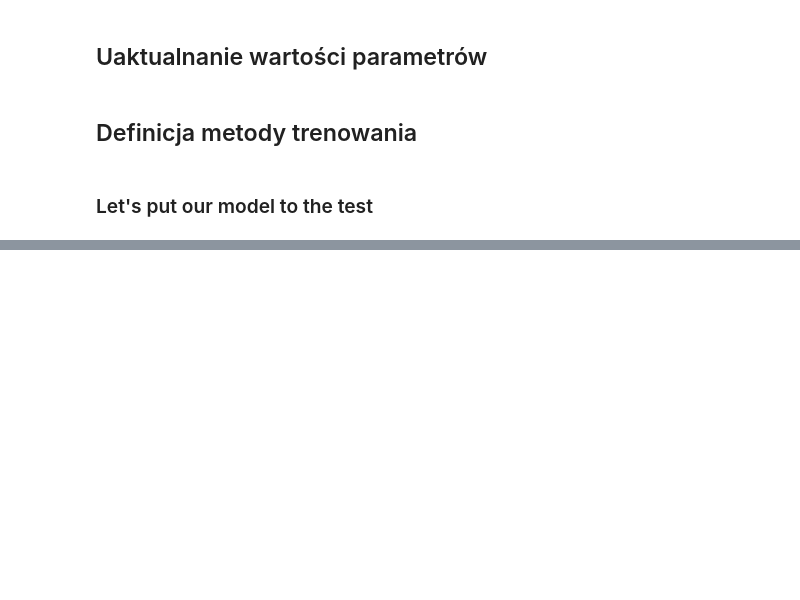
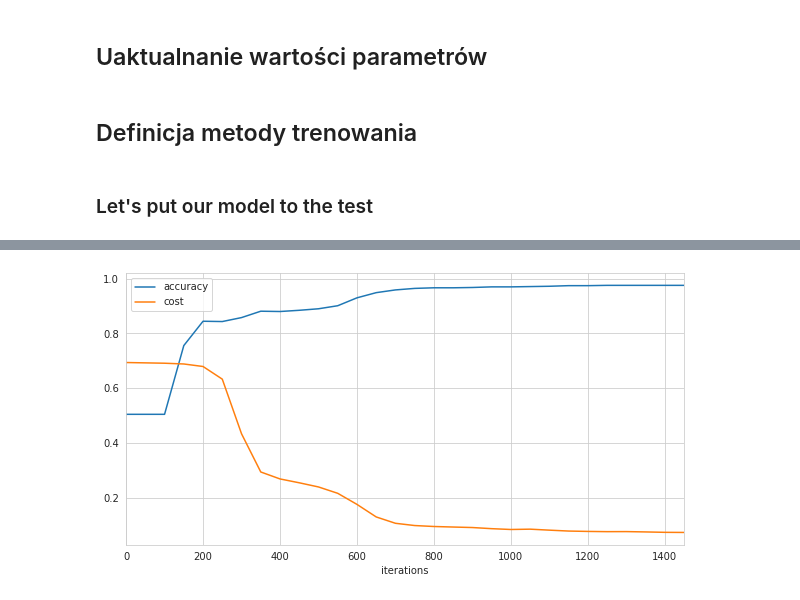
Before and after one commit to Dezyderata/NAI_lab2, a Jupyter notebook: Copy_of_lab2_nai_szablon.ipynb, the cells around one changed output, grey strips where cells are left out. Drawn from its saved outputs; the diff is of its cells as text; code cells hidden in the pictures; blank space fills up the shorter version.

```diff
--- a/Copy_of_lab2_nai_szablon.ipynb
+++ b/Copy_of_lab2_nai_szablon.ipynb
@@ -477,0 +538,2 @@ Dokładność na zbiorze testowym: 0.98
+# %%
+params_values3, my_cost3, my_accuracy3 = train(np.transpose(X_train), np.transpose(y_train.reshape((y_train.shape[0], 1))), NN_ARCHITECTURE, 1500, 0.1)
@@ -477,0 +558,4 @@ Dokładność na zbiorze testowym: 0.98
+# %%
+accuracy_and_cost(my_accuracy3, my_cost3)
+# %% [output]
+[figure, added]
```
Also changed, not shown: parts of 21 cells of this notebook.
